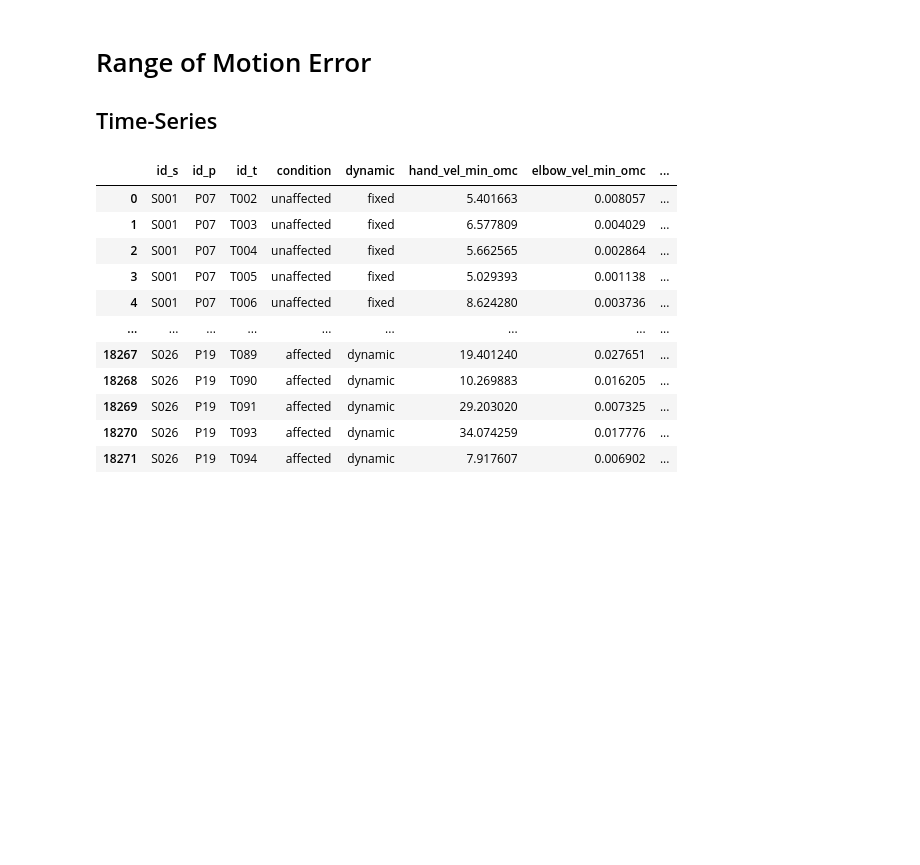
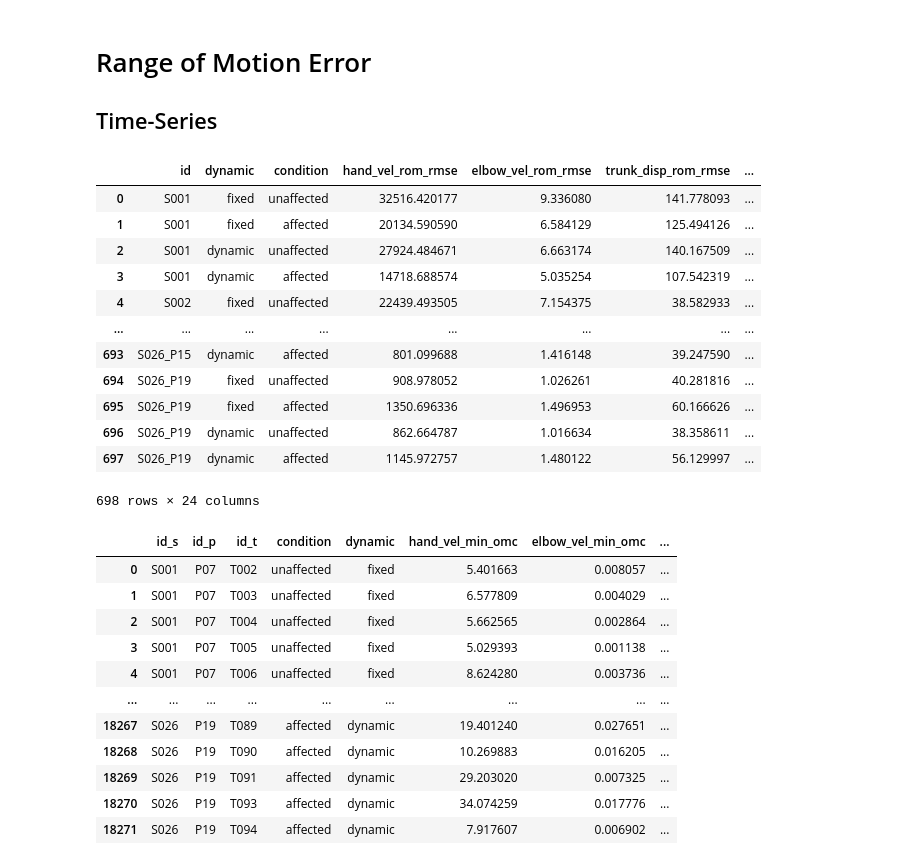
Before and after one commit to j-ullrich/iDrink_MMC_validation, a Jupyter notebook: src/notebooks/rom_error_and_correlation.ipynb, the cells around one changed output. Saved outputs shown, nothing was run; the diff lists cells and outputs as text; code cells hidden in the pictures; blank space fills up the shorter version.

```diff
--- a/src/notebooks/rom_error_and_correlation.ipynb
+++ b/src/notebooks/rom_error_and_correlation.ipynb
@@ -51,10 +51,27 @@ csv_rom_rmse = os.path.join(dir_results, 'omc_mmc_rom_rmse.csv')
 
 df_rom = pd.read_csv(csv_rom, sep=';')
 df_rom_rmse = pd.read_csv(csv_rom_rmse, sep=';')
+
+df_rom.dropna(axis=1, inplace=True)
+df_rom_rmse.dropna(axis=1, inplace=True)
 # %%
 metrics = ['hand_vel', 'elbow_vel', 'trunk_disp', 'trunk_ang', 'elbow_flex_pos', 'shoulder_flex_pos', 'shoulder_abduction_pos']
 # %%
-df_rom.dropna(axis=1, inplace=True)
+df_rom_rmse
+# %% [output]
+|  | id | dynamic | condition | hand_vel_rom_rmse | elbow_vel_rom_rmse | trunk_disp_rom_rmse | ... |
+| 0 | S001 | fixed | unaffected | 32516.420177 | 9.336080 | 141.778093 | ... |
+| 1 | S001 | fixed | affected | 20134.590590 | 6.584129 | 125.494126 | ... |
+| 2 | S001 | dynamic | unaffected | 27924.484671 | 6.663174 | 140.167509 | ... |
+| 3 | S001 | dynamic | affected | 14718.688574 | 5.035254 | 107.542319 | ... |
+| 4 | S002 | fixed | unaffected | 22439.493505 | 7.154375 | 38.582933 | ... |
+| ... | ... | ... | ... | ... | ... | ... | ... |
+| 693 | S026_P15 | dynamic | affected | 801.099688 | 1.416148 | 39.247590 | ... |
+| 694 | S026_P19 | fixed | unaffected | 908.978052 | 1.026261 | 40.281816 | ... |
+| 695 | S026_P19 | fixed | affected | 1350.696336 | 1.496953 | 60.166626 | ... |
+| 696 | S026_P19 | dynamic | unaffected | 862.664787 | 1.016634 | 38.358611 | ... |
+| 697 | S026_P19 | dynamic | affected | 1145.972757 | 1.480122 | 56.129997 | ... |
+698 rows × 24 columns
 # %%
 df_rom
 # %% [output]
```
Also changed, not shown: parts of 3 cells of this notebook.
